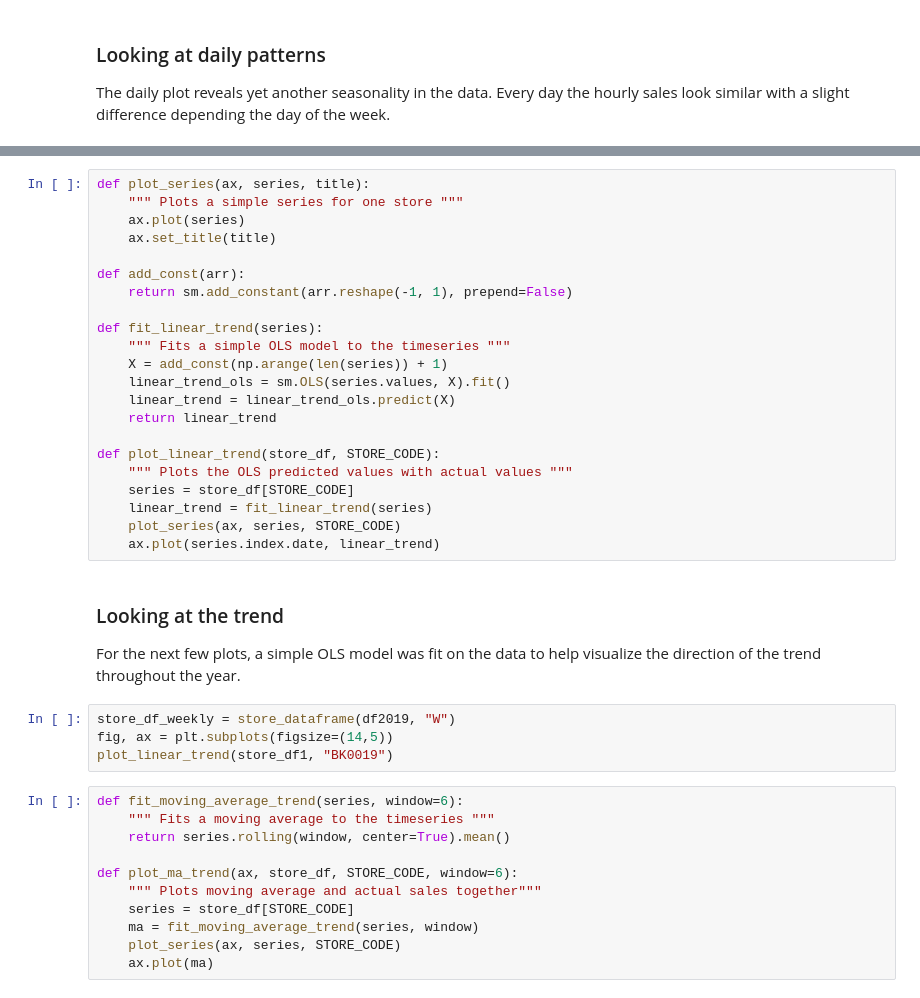
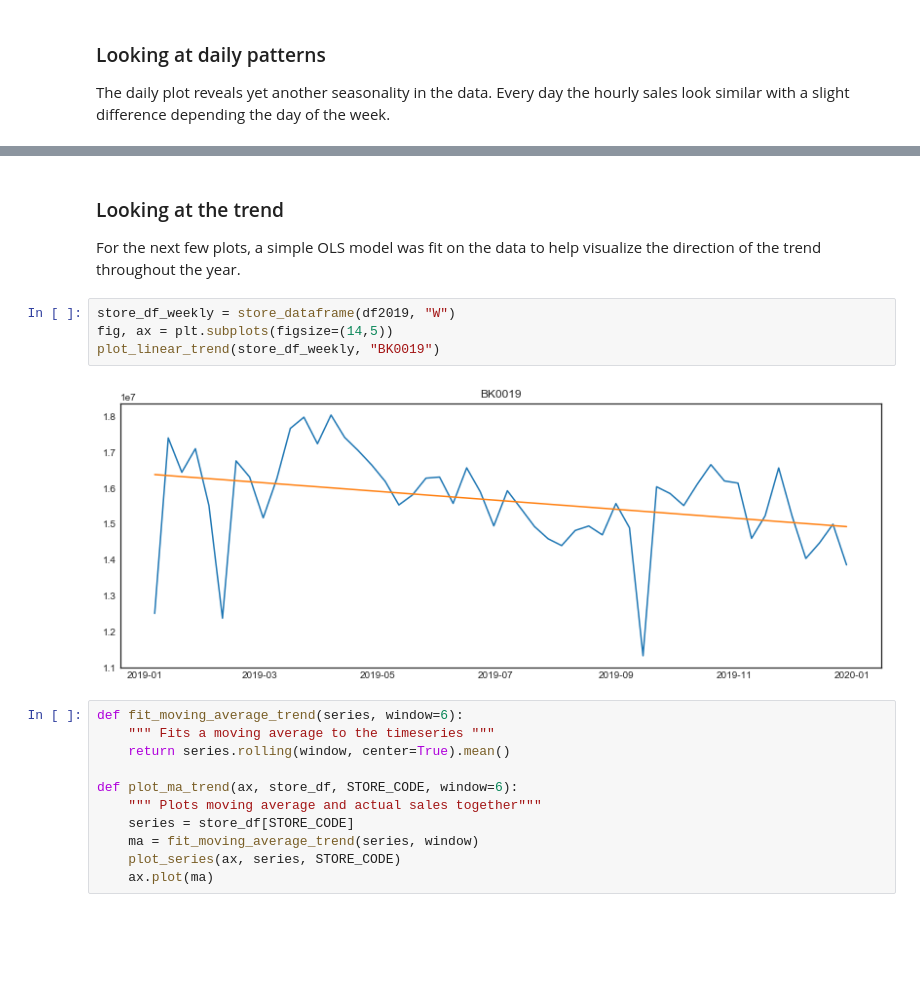
Before and after one commit to chul0717/capstone2, a Jupyter notebook: src/notebook.ipynb, the cells around one changed output, grey strips where cells are left out. Drawn from its saved outputs; the diff is of its cells as text; blank space fills up the shorter version.

```diff
--- a/src/notebook.ipynb
+++ b/src/notebook.ipynb
@@ -258,25 +274,3 @@ NameError: name 'plot_series' is not defined
-# %%
-def plot_series(ax, series, title):
-    """ Plots a simple series for one store """
-    ax.plot(series)
-    ax.set_title(title)
-
-def add_const(arr):
-    return sm.add_constant(arr.reshape(-1, 1), prepend=False)
-
-def fit_linear_trend(series):
-    """ Fits a simple OLS model to the timeseries """
-    X = add_const(np.arange(len(series)) + 1)
-    linear_trend_ols = sm.OLS(series.values, X).fit()
-    linear_trend = linear_trend_ols.predict(X)
-    return linear_trend
-
-def plot_linear_trend(store_df, STORE_CODE):
-    """ Plots the OLS predicted values with actual values """
-    series = store_df[STORE_CODE]
-    linear_trend = fit_linear_trend(series)
-    plot_series(ax, series, STORE_CODE)
-    ax.plot(series.index.date, linear_trend)
 # %% [markdown]
 ### Looking at the trend
 
@@ -284,7 +278,9 @@ For the next few plots, a simple OLS model was fit on the data to help visualize
 # %%
 store_df_weekly = store_dataframe(df2019, "W")
 fig, ax = plt.subplots(figsize=(14,5))
-plot_linear_trend(store_df1, "BK0019")
+plot_linear_trend(store_df_weekly, "BK0019")
+# %% [output]
+[figure, added]
 # %%
 def fit_moving_average_trend(series, window=6):
     """ Fits a moving average to the timeseries """
```
Also changed, not shown: parts of 52 cells of this notebook.
